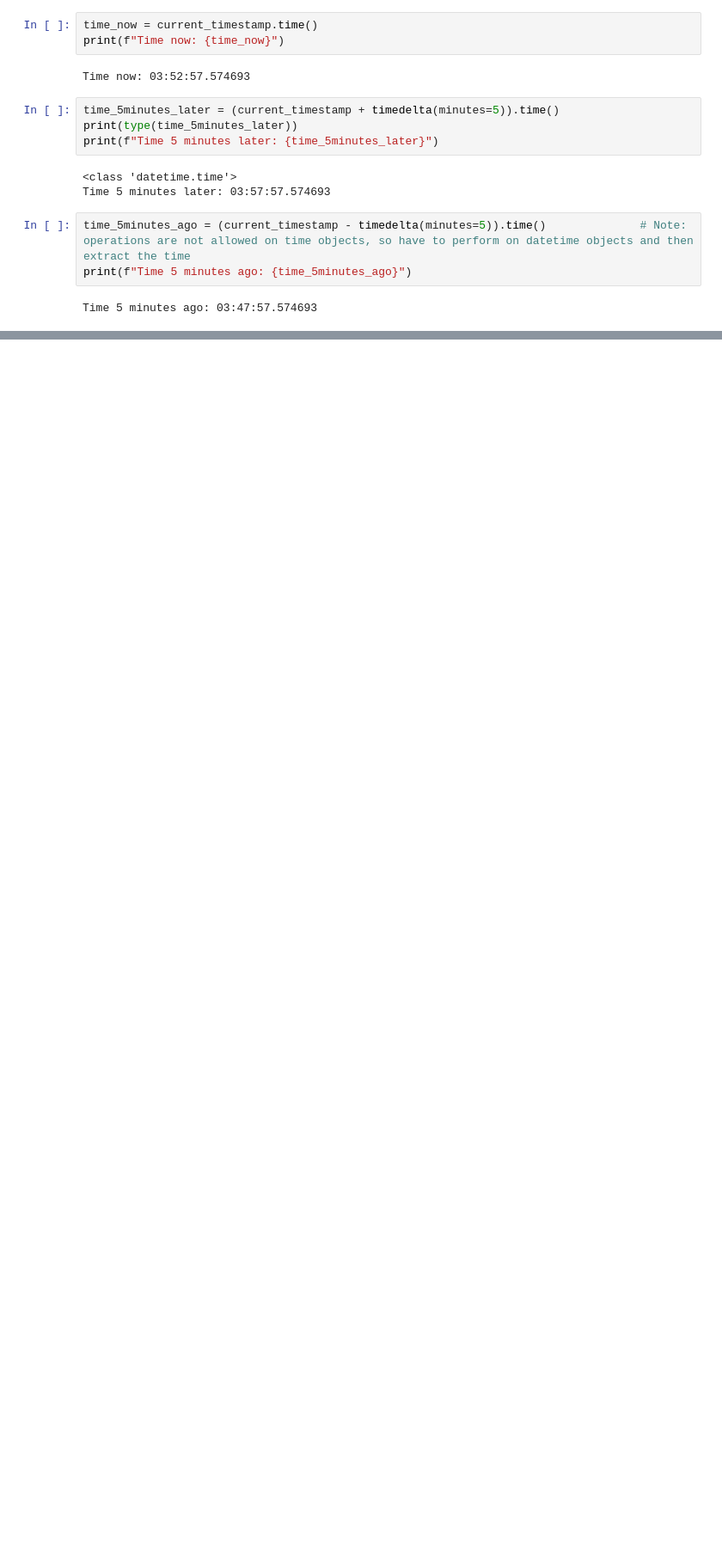
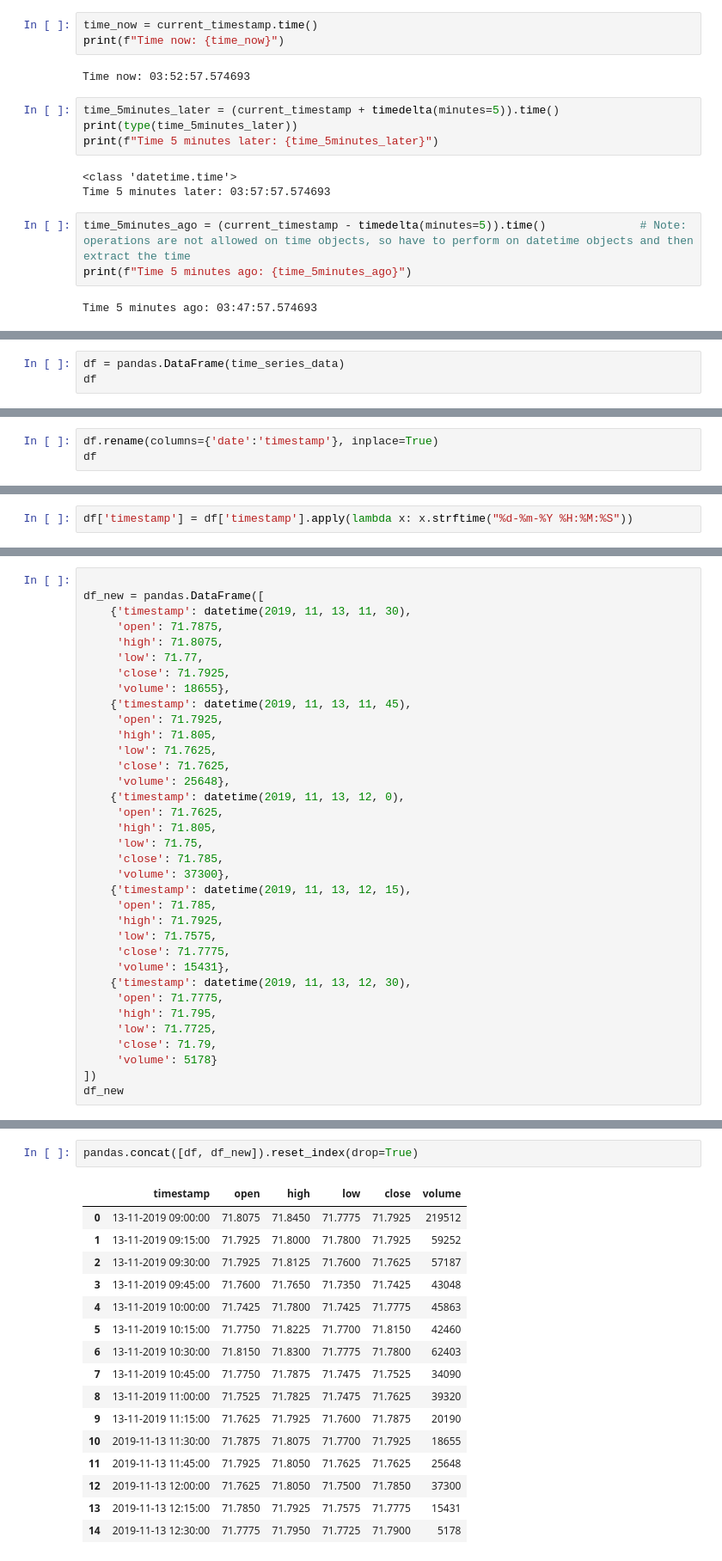
Before and after one commit to TejasJay/algo-trading, a Jupyter notebook: Chapter01.ipynb, the cells around one changed output, grey strips where cells are left out. Shown at 86% size. Saved outputs shown, nothing was run; the diff lists cells and outputs as text; blank space fills up the shorter version.

```diff
--- a/Chapter01.ipynb
+++ b/Chapter01.ipynb
@@ -158,0 +344,3 @@ Time 5 minutes ago: 03:47:57.574693
+# %%
+df = pandas.DataFrame(time_series_data)
+df
@@ -158,0 +394,3 @@ Time 5 minutes ago: 03:47:57.574693
+# %%
+df.rename(columns={'date':'timestamp'}, inplace=True)
+df
@@ -158,0 +490,2 @@ Time 5 minutes ago: 03:47:57.574693
+# %%
+df['timestamp'] = df['timestamp'].apply(lambda x: x.strftime("%d-%m-%Y %H:%M:%S"))
@@ -158,0 +559,35 @@ Time 5 minutes ago: 03:47:57.574693
+# %%
+
+df_new = pandas.DataFrame([
+    {'timestamp': datetime(2019, 11, 13, 11, 30),
+     'open': 71.7875,
+     'high': 71.8075,
+     'low': 71.77,
+     'close': 71.7925,
+     'volume': 18655},
+    {'timestamp': datetime(2019, 11, 13, 11, 45),
+     'open': 71.7925,
+     'high': 71.805,
+     'low': 71.7625,
+     'close': 71.7625,
+     'volume': 25648},
+    {'timestamp': datetime(2019, 11, 13, 12, 0),
+     'open': 71.7625,
+     'high': 71.805,
+     'low': 71.75,
+     'close': 71.785,
+     'volume': 37300},
+    {'timestamp': datetime(2019, 11, 13, 12, 15),
+     'open': 71.785,
+     'high': 71.7925,
+     'low': 71.7575,
+     'close': 71.7775,
+     'volume': 15431},
+    {'timestamp': datetime(2019, 11, 13, 12, 30),
+     'open': 71.7775,
+     'high': 71.795,
+     'low': 71.7725,
+     'close': 71.79,
+     'volume': 5178}
+])
+df_new
@@ -158,0 +601,19 @@ Time 5 minutes ago: 03:47:57.574693
+# %%
+pandas.concat([df, df_new]).reset_index(drop=True)
+# %% [output]
+|  | timestamp | open | high | low | close | volume |
+| 0 | 13-11-2019 09:00:00 | 71.8075 | 71.8450 | 71.7775 | 71.7925 | 219512 |
+| 1 | 13-11-2019 09:15:00 | 71.7925 | 71.8000 | 71.7800 | 71.7925 | 59252 |
+| 2 | 13-11-2019 09:30:00 | 71.7925 | 71.8125 | 71.7600 | 71.7625 | 57187 |
+| 3 | 13-11-2019 09:45:00 | 71.7600 | 71.7650 | 71.7350 | 71.7425 | 43048 |
+| 4 | 13-11-2019 10:00:00 | 71.7425 | 71.7800 | 71.7425 | 71.7775 | 45863 |
+| 5 | 13-11-2019 10:15:00 | 71.7750 | 71.8225 | 71.7700 | 71.8150 | 42460 |
+| 6 | 13-11-2019 10:30:00 | 71.8150 | 71.8300 | 71.7775 | 71.7800 | 62403 |
+| 7 | 13-11-2019 10:45:00 | 71.7750 | 71.7875 | 71.7475 | 71.7525 | 34090 |
+| 8 | 13-11-2019 11:00:00 | 71.7525 | 71.7825 | 71.7475 | 71.7625 | 39320 |
+| 9 | 13-11-2019 11:15:00 | 71.7625 | 71.7925 | 71.7600 | 71.7875 | 20190 |
+| 10 | 2019-11-13 11:30:00 | 71.7875 | 71.8075 | 71.7700 | 71.7925 | 18655 |
+| 11 | 2019-11-13 11:45:00 | 71.7925 | 71.8050 | 71.7625 | 71.7625 | 25648 |
+| 12 | 2019-11-13 12:00:00 | 71.7625 | 71.8050 | 71.7500 | 71.7850 | 37300 |
+| 13 | 2019-11-13 12:15:00 | 71.7850 | 71.7925 | 71.7575 | 71.7775 | 15431 |
+| 14 | 2019-11-13 12:30:00 | 71.7775 | 71.7950 | 71.7725 | 71.7900 | 5178 |
```
Also changed, not shown: parts of 62 cells of this notebook, 2 other files.
